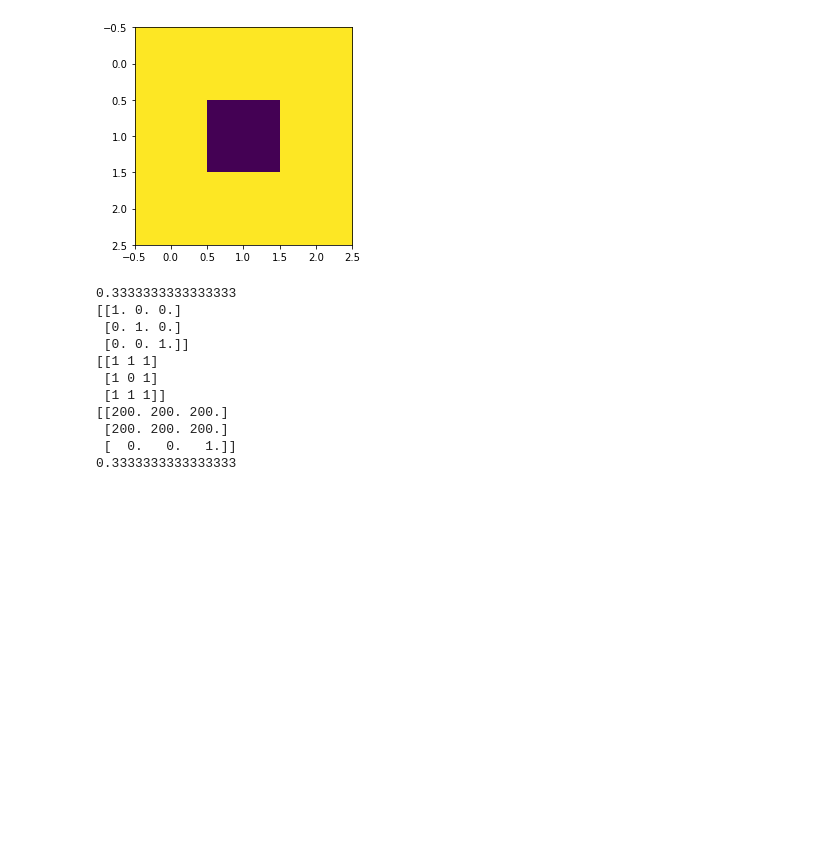
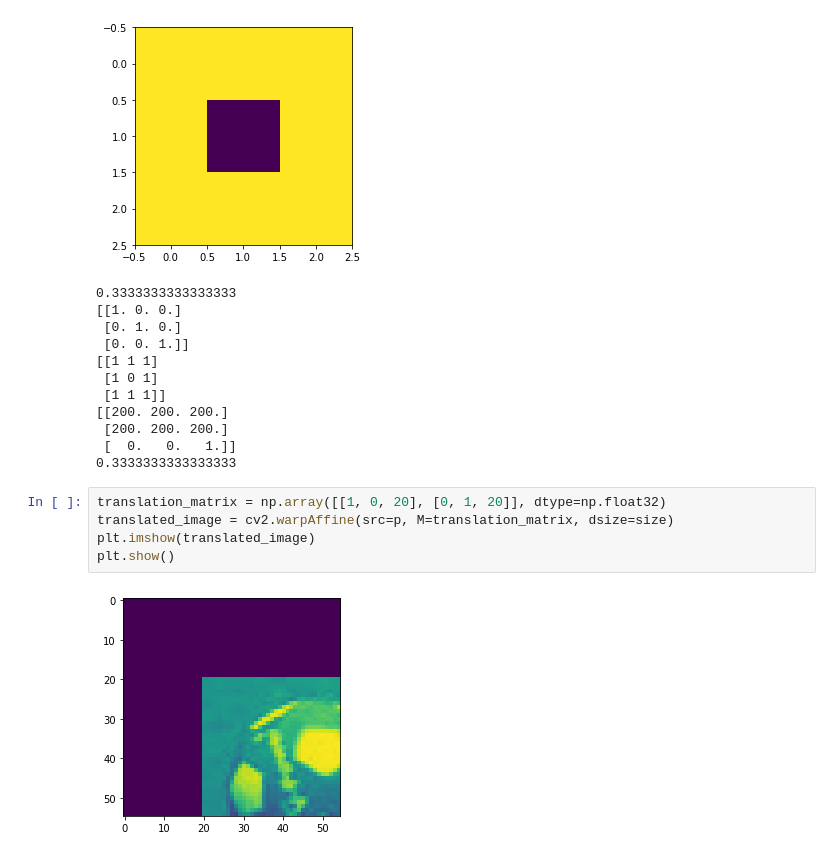
Before and after one commit to matemato/Advanced-computer-vision, a Jupyter notebook: Assignments/3/testingMOSSE.ipynb, the cells around one changed output. Cells and saved outputs as stored; diff of their text form; blank space fills up the shorter version.

```diff
--- a/Assignments/3/testingMOSSE.ipynb
+++ b/Assignments/3/testingMOSSE.ipynb
@@ -110,3 +110,10 @@ print(np.mean([i for i in a for j in i if j!=200]))
  [200. 200. 200.]
  [  0.   0.   1.]]
 0.3333333333333333
+# %%
+translation_matrix = np.array([[1, 0, 20], [0, 1, 20]], dtype=np.float32)
+translated_image = cv2.warpAffine(src=p, M=translation_matrix, dsize=size)
+plt.imshow(translated_image)
+plt.show()
+# %% [output]
+[figure, added]
```
Also changed, not shown: 2 other files.
